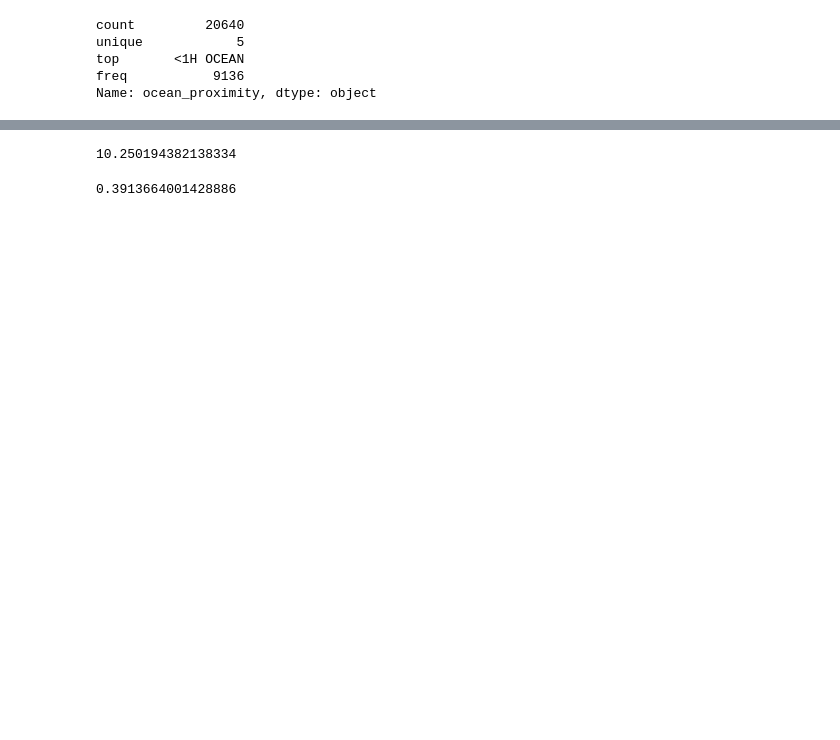
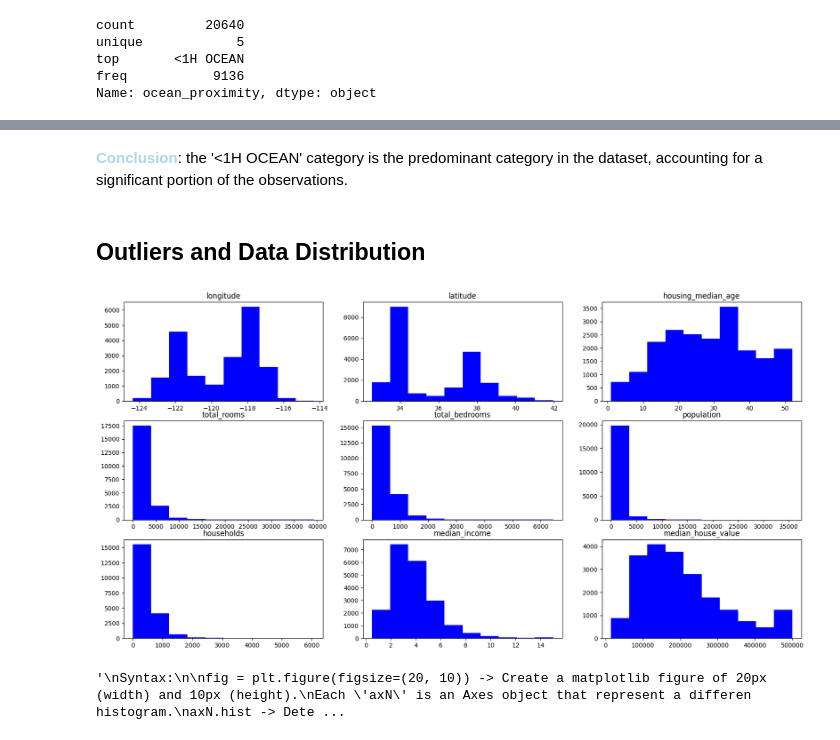
Before and after one commit to Lucas-pin/IA-ML, a Jupyter notebook: linear_regression.ipynb, the cells around one changed output, grey strips where cells are left out. Drawn from its saved outputs; the diff is of its cells as text; code cells hidden in the pictures; blank space fills up the shorter version.

```diff
--- a/linear_regression.ipynb
+++ b/linear_regression.ipynb
@@ -200,4 +226,0 @@ plt.show()
-# %%
-#Preparacion de datos
-X = dataset.iloc[:, :-1].values
-y = dataset.iloc[:, 1].values
@@ -340,4 +226,0 @@ dataset.describe()
-# %%
-#Preparación de datos
-X = dataset[['Petrol_tax', 'Average_income', 'Paved_Highways','Population_Driver_licence(%)']]
-y = dataset['Petrol_Consumption']
@@ -404,9 +227,61 @@ Root Mean Squared Error: 63.90035893283681
-# %%
-mape(y_test, y_pred)
-# %% [output]
-10.250194382138334
-# %%
-from sklearn.metrics import r2_score
-r2_score(y_test,y_pred)
-# %% [output]
-0.3913664001428886
+# %% [markdown]
+<font color= 'lightblue'>**Conclusion**</font>: the '<1H OCEAN' category is the predominant category in the dataset, accounting for a significant portion of the observations.
+# %% [markdown]
+## Outliers and Data Distribution
+# %%
+# Crea una figura con 9 subfiguras para mostrar histogramas
+fig = plt.figure(figsize=(20, 10))
+ax1 = fig.add_subplot(3, 3, 1)
+ax2 = fig.add_subplot(3, 3, 2)
+ax3 = fig.add_subplot(3, 3, 3)
+ax4 = fig.add_subplot(3, 3, 4)
+ax5 = fig.add_subplot(3, 3, 5)
+ax6 = fig.add_subplot(3, 3, 6)
+ax7 = fig.add_subplot(3, 3, 7)
+ax8 = fig.add_subplot(3, 3, 8)
+ax9 = fig.add_subplot(3, 3, 9)
+
+# Personaliza series de datos de los histogramas
+ax1.set_title("longitude")
+ax1.hist(numerical_data["longitude"], color="blue")
+
+ax2.set_title("latitude")
+ax2.hist(numerical_data["latitude"], color="blue")
+
+ax3.set_title("housing_median_age")
+ax3.hist(numerical_data["housing_median_age"], color="blue")
+
+ax4.set_title("total_rooms")
+ax4.hist(numerical_data["total_rooms"], color="blue")
+
+ax5.set_title("total_bedrooms")
+ax5.hist(numerical_data["total_bedrooms"], color="blue")
+
+ax6.set_title("population")
+ax6.hist(numerical_data["population"], color="blue")
+
+ax7.set_title("households")
+ax7.hist(numerical_data["households"], color="blue")
+
+ax8.set_title("median_income")
+ax8.hist(numerical_data["median_income"], color="blue")
+
+ax9.set_title("median_house_value")
+ax9.hist(numerical_data["median_house_value"], color="blue")
+
+
+plt.show()
+
+"""
+Syntax:
+
+fig = plt.figure(figsize=(20, 10)) -> Create a matplotlib figure of 20px (width) and 10px (height).
+Each 'axN' is an Axes object that represent a differen histogram.
+axN.hist -> Determine the type of subplot, in this case it is histogram.
+fig.add_subplot(3, 3, n) -> Create a subfigure that will be containing by the main figure. The numbers between brackets represent rows, cols and the subfigure position.
+ax1.set_title("longitude") -> Determine the X axes title of each subplot.
+ax1.hist(numerical_data["longitude"], color="blue") -> Determines the data that is plotted in each subfigure.
+"""
+# %% [output]
+[figure, added]
+'\nSyntax:\n\nfig = plt.figure(figsize=(20, 10)) -> Create a matplotlib figure of 20px (width) and 10px (height).\nEach \'axN\' is an Axes object that represent a differen histogram.\naxN.hist -> Dete ...
```
Also changed, not shown: parts of 122 cells of this notebook.
